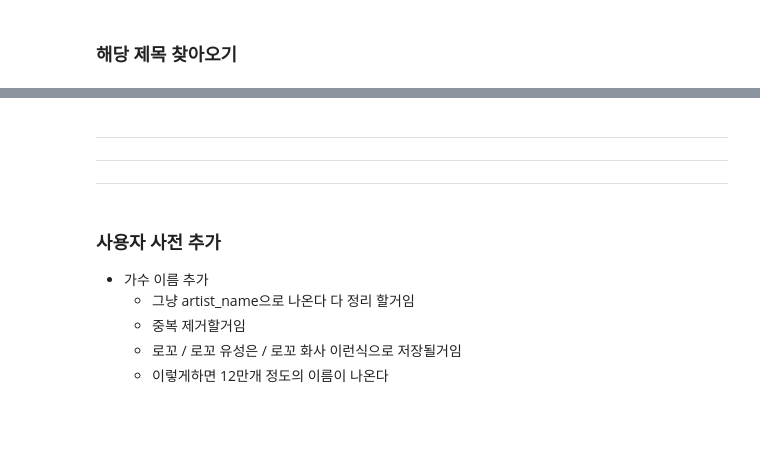
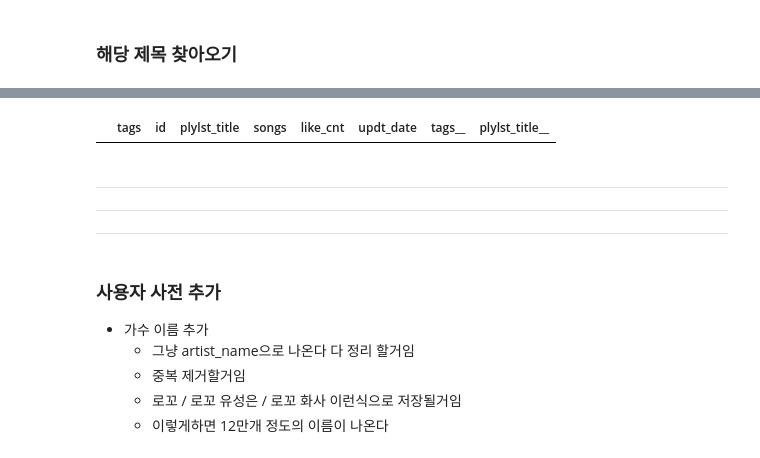
Before and after one commit to RecommendU/ForU, a Jupyter notebook: 박정호/[09_06_박정호].ipynb, the cells around one changed output, grey strips where cells are left out. Drawn from its saved outputs; the diff is of its cells as text; code cells hidden in the pictures; blank space fills up the shorter version.

```diff
--- a/박정호/[09_06_박정호].ipynb
+++ b/박정호/[09_06_박정호].ipynb
@@ -138,3 +162,7 @@ find_title('9살')
+# %%
+x[:50]
+# %% [output]
+|  | tags | id | plylst_title | songs | like_cnt | updt_date | tags__ | plylst_title__ |
 # %% [markdown]
 ---
 ---
```
Also changed, not shown: parts of 22 cells of this notebook.
